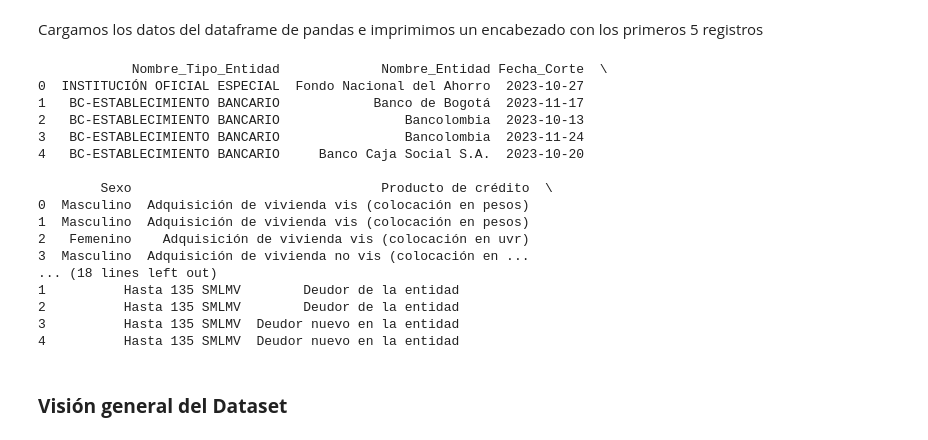
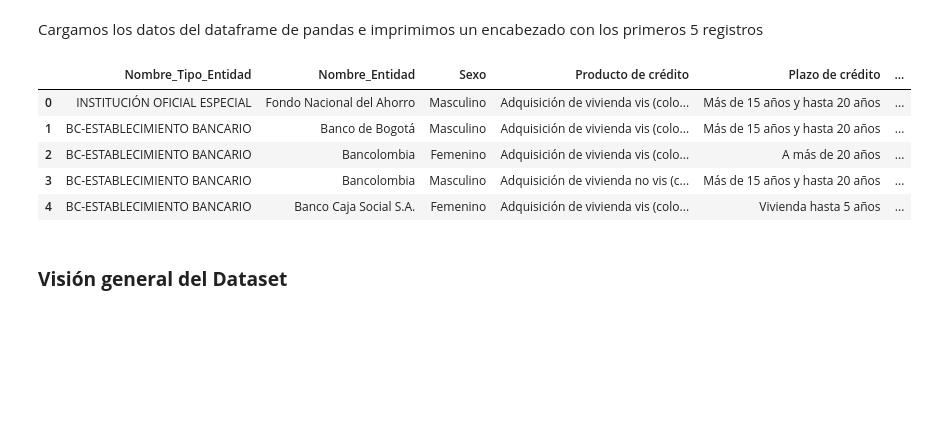
Before and after one commit to HomemChristo/Tasas_Vivienda, a Jupyter notebook: notebooks/2_Exploracion.ipynb, the cells around one changed output. Saved outputs shown, nothing was run; the diff lists cells and outputs as text; code cells hidden in the pictures; blank space fills up the shorter version.

```diff
--- a/notebooks/2_Exploracion.ipynb
+++ b/notebooks/2_Exploracion.ipynb
@@ -10,26 +10,14 @@ import seaborn as sns
 Cargamos los datos del dataframe de pandas e imprimimos un encabezado con los primeros 5 registros
 # %%
 df = pd.read_csv('../data/processed/TasasCreditoViviendaClean.csv')
-
-print(df.head(5))
+df.head(5)
 # %% [output]
-            Nombre_Tipo_Entidad             Nombre_Entidad Fecha_Corte  \
-0  INSTITUCIÓN OFICIAL ESPECIAL  Fondo Nacional del Ahorro  2023-10-27
-1   BC-ESTABLECIMIENTO BANCARIO            Banco de Bogotá  2023-11-17
-2   BC-ESTABLECIMIENTO BANCARIO                Bancolombia  2023-10-13
-3   BC-ESTABLECIMIENTO BANCARIO                Bancolombia  2023-11-24
-4   BC-ESTABLECIMIENTO BANCARIO     Banco Caja Social S.A.  2023-10-20
-
-        Sexo                                Producto de crédito  \
-0  Masculino  Adquisición de vivienda vis (colocación en pesos)
-1  Masculino  Adquisición de vivienda vis (colocación en pesos)
-2   Femenino    Adquisición de vivienda vis (colocación en uvr)
-3  Masculino  Adquisición de vivienda no vis (colocación en ...
-... (18 lines left out)
-1          Hasta 135 SMLMV        Deudor de la entidad
-2          Hasta 135 SMLMV        Deudor de la entidad
-3          Hasta 135 SMLMV  Deudor nuevo en la entidad
-4          Hasta 135 SMLMV  Deudor nuevo en la entidad
+|  | Nombre_Tipo_Entidad | Nombre_Entidad | Sexo | Producto de crédito | Plazo de crédito | ... |
+| 0 | INSTITUCIÓN OFICIAL ESPECIAL | Fondo Nacional del Ahorro | Masculino | Adquisición de vivienda vis (colo... | Más de 15 años y hasta 20 años | ... |
+| 1 | BC-ESTABLECIMIENTO BANCARIO | Banco de Bogotá | Masculino | Adquisición de vivienda vis (colo... | Más de 15 años y hasta 20 años | ... |
+| 2 | BC-ESTABLECIMIENTO BANCARIO | Bancolombia | Femenino | Adquisición de vivienda vis (colo... | A más de 20 años | ... |
+| 3 | BC-ESTABLECIMIENTO BANCARIO | Bancolombia | Masculino | Adquisición de vivienda no vis (c... | Más de 15 años y hasta 20 años | ... |
+| 4 | BC-ESTABLECIMIENTO BANCARIO | Banco Caja Social S.A. | Femenino | Adquisición de vivienda vis (colo... | Vivienda hasta 5 años | ... |
 # %% [markdown]
 ### **Visión general del Dataset**
 # %% [markdown]
```
Also changed, not shown: parts of 7 cells of this notebook, 2 other files.
